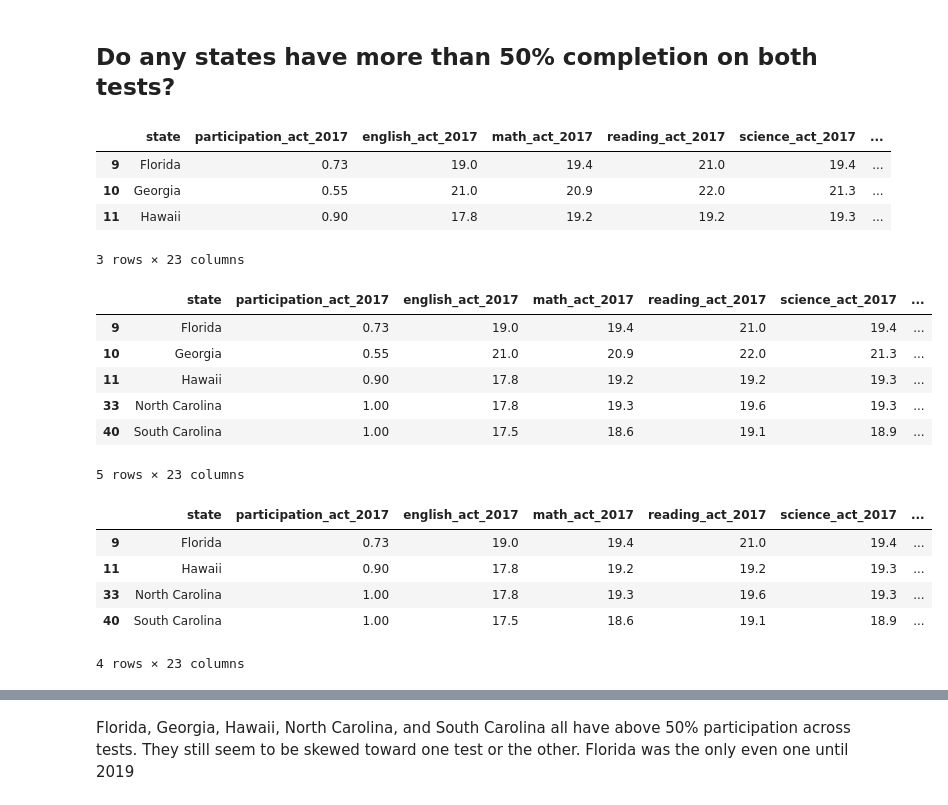
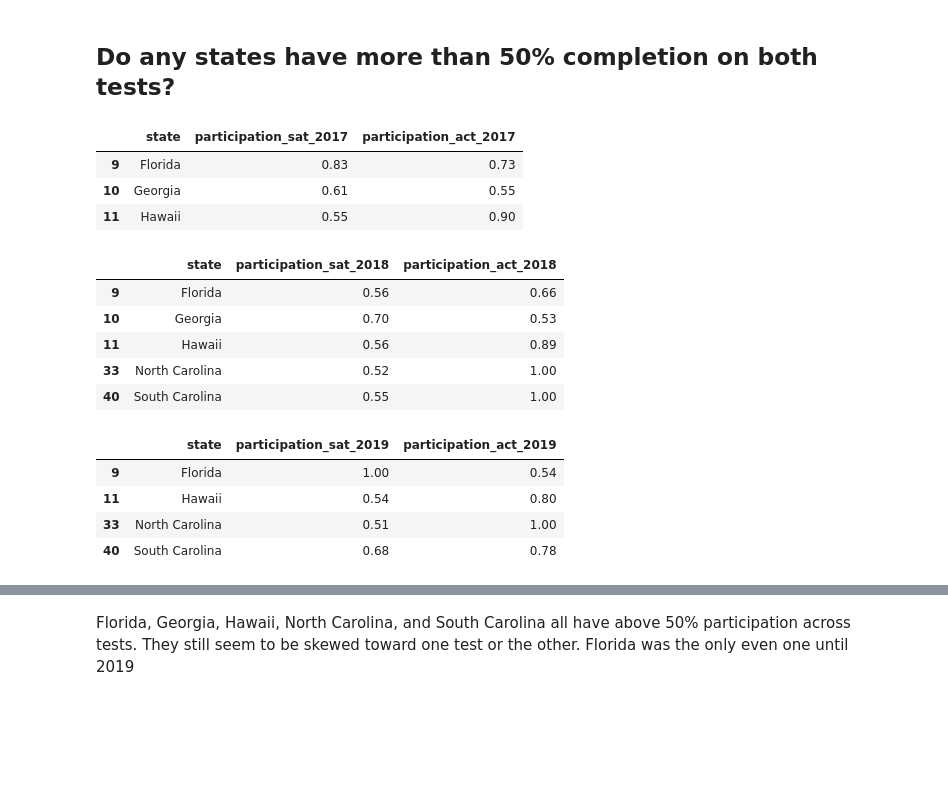
Before and after one commit to EricHeidbreder/GA_projects, a Jupyter notebook: projects/project-1-master/code/sat_act_data_HEIDBREDER.ipynb, the cells around one changed output, grey strips where cells are left out. Drawn from its saved outputs; the diff is of its cells as text; code cells hidden in the pictures; blank space fills up the shorter version.

```diff
--- a/projects/project-1-master/code/sat_act_data_HEIDBREDER.ipynb
+++ b/projects/project-1-master/code/sat_act_data_HEIDBREDER.ipynb
@@ -965,31 +965,28 @@ set(sat_2019_100_participation) - set(sat_2017_100_participation)
 ## Do any states have more than 50% completion on both tests?
 # %%
 participation_over_50_sat_2017 = final[(sat_2017['participation_sat_2017'] > 0.5) & (act_2017['participation_act_2017'] > 0.5)]
-participation_over_50_sat_2017
+participation_over_50_sat_2017[['state', 'participation_sat_2017', 'participation_act_2017']]
 # %% [output]
-|  | state | participation_act_2017 | english_act_2017 | math_act_2017 | reading_act_2017 | science_act_2017 | ... |
-| 9 | Florida | 0.73 | 19.0 | 19.4 | 21.0 | 19.4 | ... |
-| 10 | Georgia | 0.55 | 21.0 | 20.9 | 22.0 | 21.3 | ... |
-| 11 | Hawaii | 0.90 | 17.8 | 19.2 | 19.2 | 19.3 | ... |
+|  | state | participation_sat_2017 | participation_act_2017 |
+| 9 | Florida | 0.83 | 0.73 |
+| 10 | Georgia | 0.61 | 0.55 |
+| 11 | Hawaii | 0.55 | 0.90 |
-3 rows × 23 columns
 # %%
 participation_over_50_sat_2018 = final[(sat_2018['participation_sat_2018'] > 0.5) & (act_2018['participation_act_2018'] > 0.5)]
-participation_over_50_sat_2018
+participation_over_50_sat_2018[['state', 'participation_sat_2018', 'participation_act_2018']]
 # %% [output]
-|  | state | participation_act_2017 | english_act_2017 | math_act_2017 | reading_act_2017 | science_act_2017 | ... |
-| 9 | Florida | 0.73 | 19.0 | 19.4 | 21.0 | 19.4 | ... |
-| 10 | Georgia | 0.55 | 21.0 | 20.9 | 22.0 | 21.3 | ... |
-| 11 | Hawaii | 0.90 | 17.8 | 19.2 | 19.2 | 19.3 | ... |
-| 33 | North Carolina | 1.00 | 17.8 | 19.3 | 19.6 | 19.3 | ... |
-| 40 | South Carolina | 1.00 | 17.5 | 18.6 | 19.1 | 18.9 | ... |
+|  | state | participation_sat_2018 | participation_act_2018 |
+| 9 | Florida | 0.56 | 0.66 |
+| 10 | Georgia | 0.70 | 0.53 |
+| 11 | Hawaii | 0.56 | 0.89 |
+| 33 | North Carolina | 0.52 | 1.00 |
+| 40 | South Carolina | 0.55 | 1.00 |
-5 rows × 23 columns
 # %%
 participation_over_50_sat_2019 = final[(sat_2019['participation_sat_2019'] > 0.5) & (act_2019['participation_act_2019'] > 0.5)]
-participation_over_50_sat_2019
+participation_over_50_sat_2019[['state', 'participation_sat_2019', 'participation_act_2019']]
 # %% [output]
-|  | state | participation_act_2017 | english_act_2017 | math_act_2017 | reading_act_2017 | science_act_2017 | ... |
-| 9 | Florida | 0.73 | 19.0 | 19.4 | 21.0 | 19.4 | ... |
-| 11 | Hawaii | 0.90 | 17.8 | 19.2 | 19.2 | 19.3 | ... |
-| 33 | North Carolina | 1.00 | 17.8 | 19.3 | 19.6 | 19.3 | ... |
-| 40 | South Carolina | 1.00 | 17.5 | 18.6 | 19.1 | 18.9 | ... |
+|  | state | participation_sat_2019 | participation_act_2019 |
+| 9 | Florida | 1.00 | 0.54 |
+| 11 | Hawaii | 0.54 | 0.80 |
+| 33 | North Carolina | 0.51 | 1.00 |
+| 40 | South Carolina | 0.68 | 0.78 |
-4 rows × 23 columns
```
Also changed, not shown: parts of 18 cells of this notebook, 5 other files.
